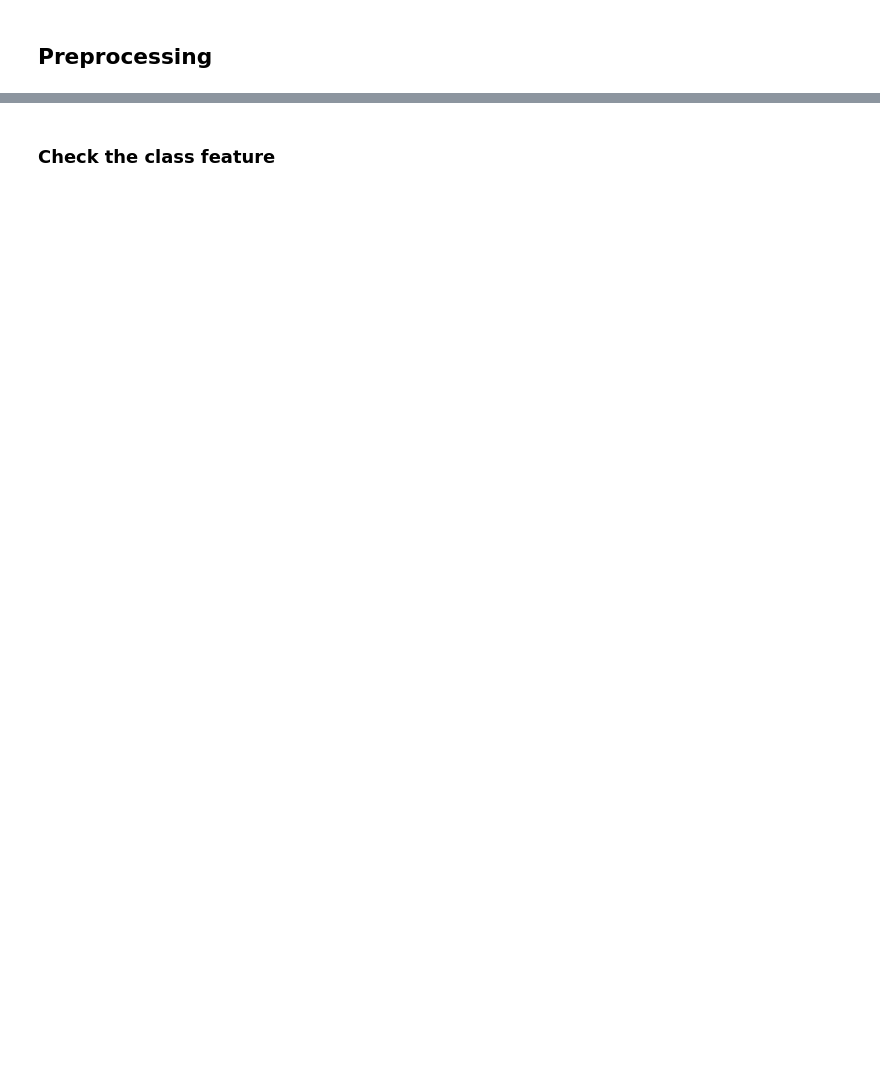
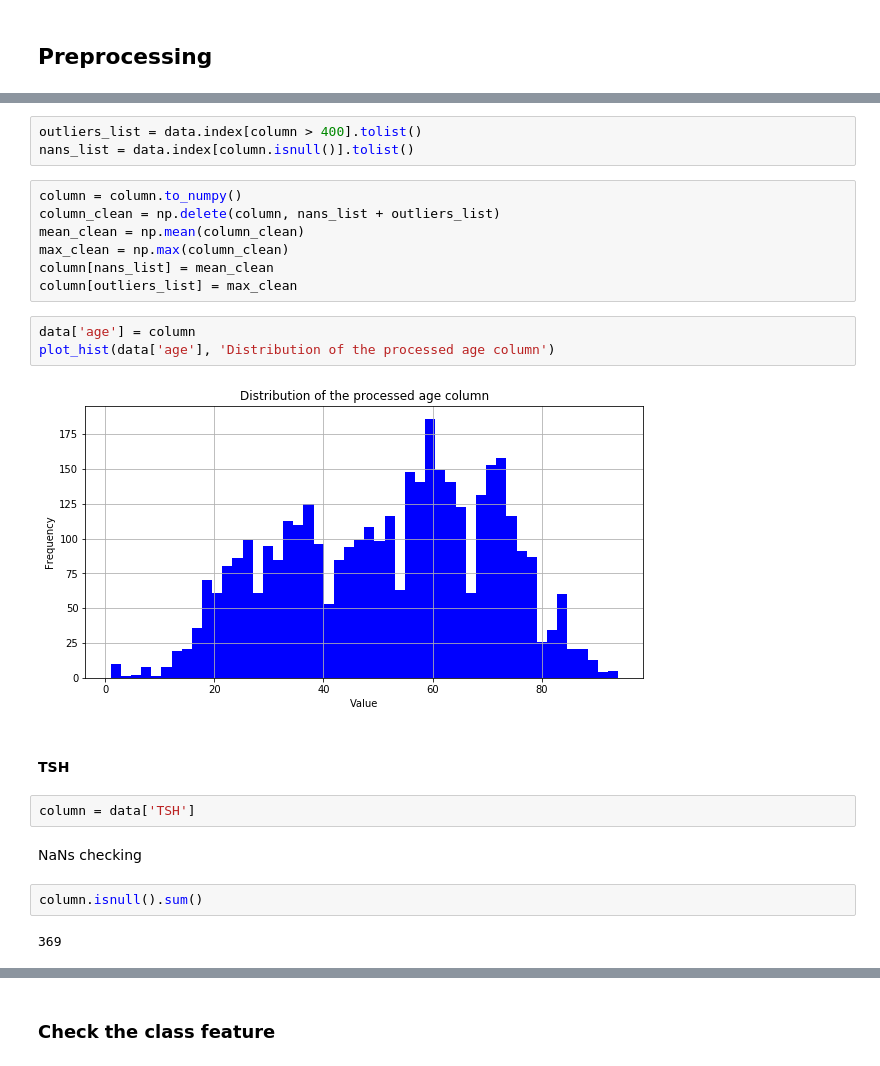
Before and after one commit to adriantormos/iml-clustering, a Jupyter notebook: out_files/preprocessing_hypothyroid.ipynb, the cells around one changed output, grey strips where cells are left out. Drawn from its saved outputs; the diff is of its cells as text; blank space fills up the shorter version.

```diff
--- a/out_files/preprocessing_hypothyroid.ipynb
+++ b/out_files/preprocessing_hypothyroid.ipynb
@@ -73,0 +150,25 @@ We divide the preprocessing in the following 4 different steps:
+# %%
+outliers_list = data.index[column > 400].tolist()
+nans_list = data.index[column.isnull()].tolist()
+# %%
+column = column.to_numpy()
+column_clean = np.delete(column, nans_list + outliers_list)
+mean_clean = np.mean(column_clean)
+max_clean = np.max(column_clean)
+column[nans_list] = mean_clean
+column[outliers_list] = max_clean
+# %%
+data['age'] = column
+plot_hist(data['age'], 'Distribution of the processed age column')
+# %% [output]
+[figure, added]
+# %% [markdown]
+#### TSH
+# %%
+column = data['TSH']
+# %% [markdown]
+NaNs checking
+# %%
+column.isnull().sum()
+# %% [output]
+369
```
Also changed, not shown: parts of 77 cells of this notebook.
